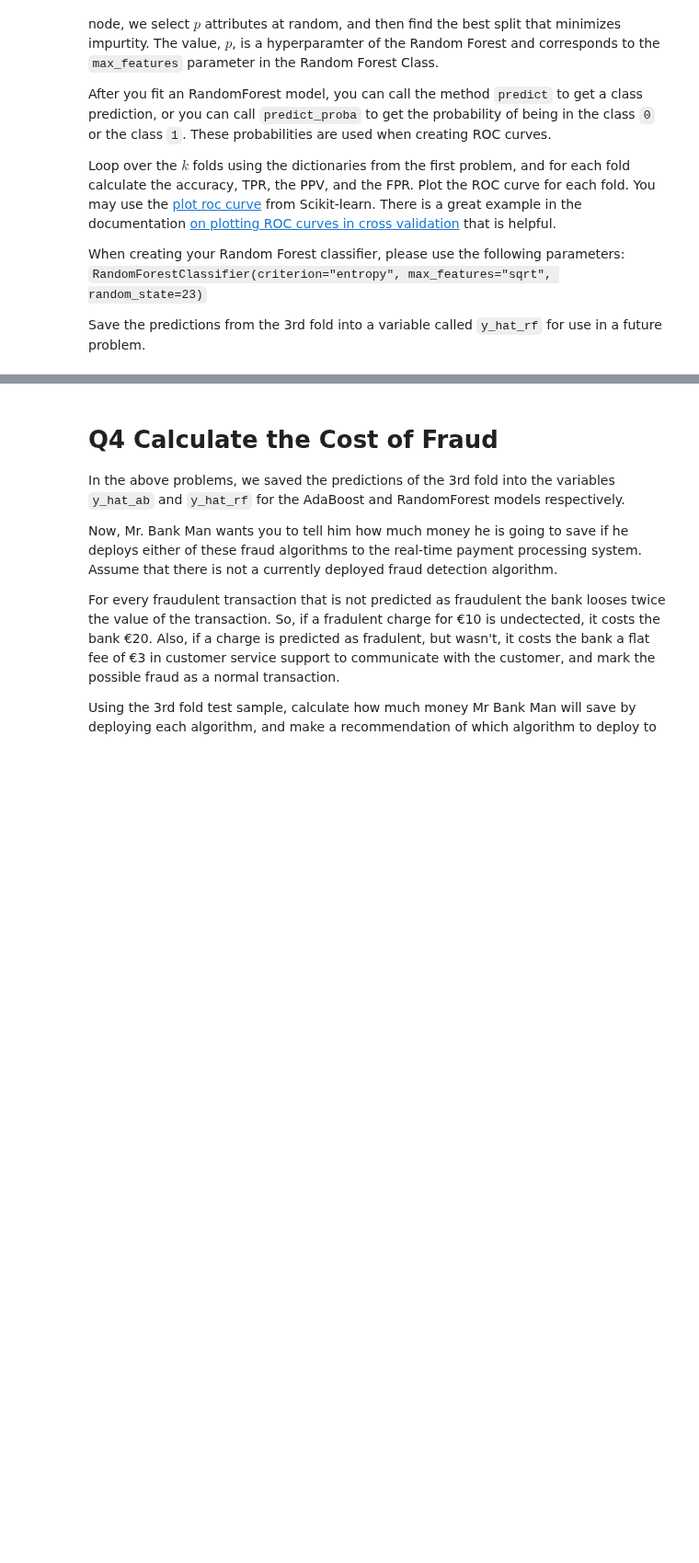
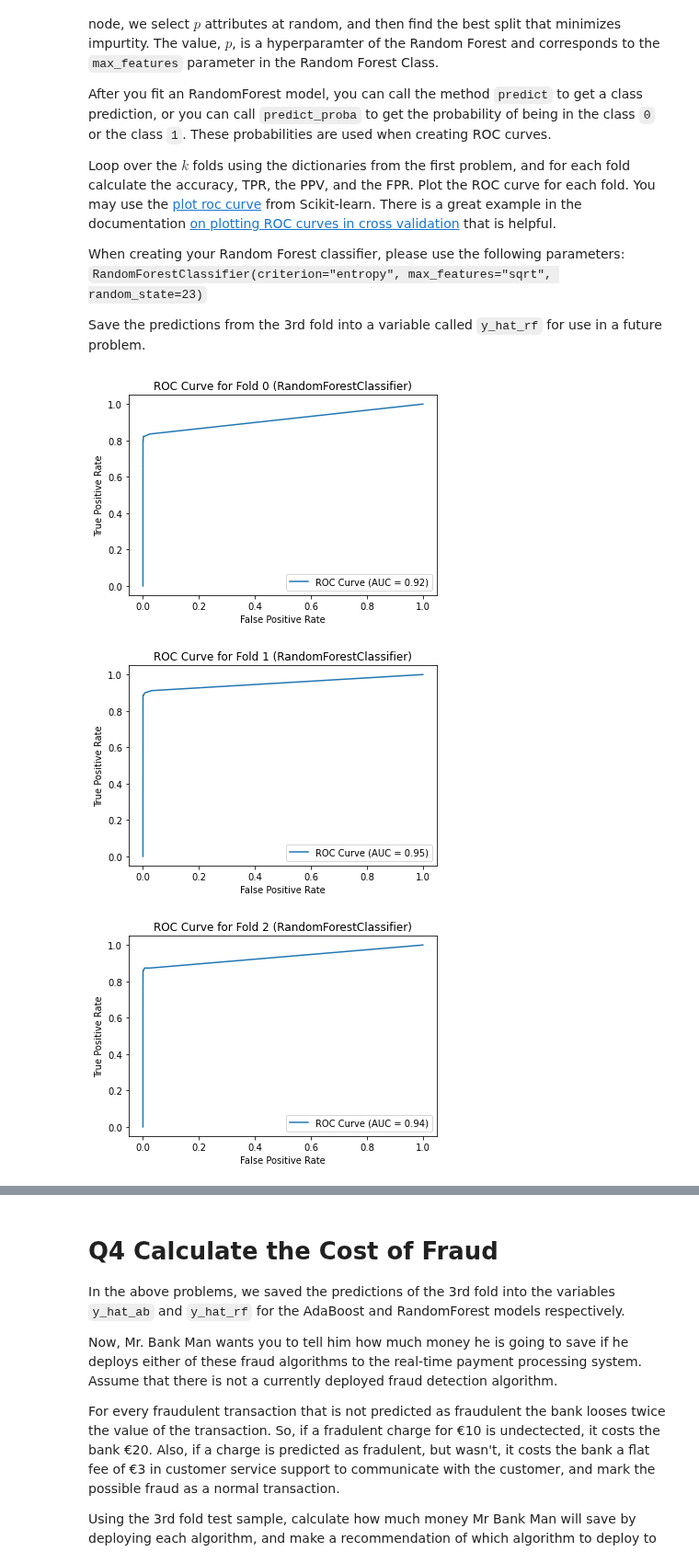
Before and after one commit to alex-chiu/CS329E-Data-Analytics, a Jupyter notebook: HW7/CS329E_HW7.ipynb, the cells around one changed output, grey strips where cells are left out. Shown at 92% size. Saved outputs shown, nothing was run; the diff lists cells and outputs as text; code cells hidden in the pictures; blank space fills up the shorter version.

```diff
--- a/HW7/CS329E_HW7.ipynb
+++ b/HW7/CS329E_HW7.ipynb
@@ -198,3 +206,54 @@ fpr_rf = np.zeros(k)
+# %%
+# Iterate through each fold
+for key in d_test_s_y.keys():
+    # Create Random Forest Classifier
+    rfc = RandomForestClassifier(criterion="entropy", max_features="sqrt", random_state=23)
+
+    # Pull training and test data from dictionaries
+    train_X = d_train_df_X[key]
+    test_X = d_test_df_X[key]
+    train_y = d_train_s_y[key]
+    test_y = d_test_s_y[key]
+
+    # Fit the model and use it to predict values
+    rfc.fit(train_X, train_y)
+    predict_y = rfc.predict(test_X)
+
+    if (key == 2):
+        y_hat_rf = predict_y
+
+    # Calculate performance of model
+    ACC = 0;
+    TP = 0;
+    FN = 0;
+    FP = 0;
+    TN = 0;
+    for i in range(len(predict_y)):
+        if predict_y[i] == 1:
+            if test_y.iloc[i] == 1:
+                TP += 1
+                ACC += 1
+            else:
+                FP += 1
+        else:
+            if test_y.iloc[i] == 0:
+                TN += 1
+                ACC += 1
+            else:
+                FN += 1
+    acc_rf[key] = ACC/(TP+FP+TN+FN)
+    tpr_rf[key] = TP/(TP+FN)
+    ppv_rf[key] = TP/(TP+FP)
+    fpr_rf[key] = FP/(FP+TN)
+
+    # Plot ROC curves
+    plot_roc_curve(rfc, test_X, test_y, name="ROC Curve")
+    plt.title("ROC Curve for Fold " + str(key) + " (RandomForestClassifier)")
+    plt.show()
+# %% [output]
+[figure, added]
+[figure, added]
+[figure, added]
 # %%
 print('The min, mean, and max TPR are: {:.2f}, {:.2f}, and {:.2f}'.format(tpr_rf.min(), tpr_rf.mean(), tpr_rf.max()))
 print('The min, mean, and max PPV are: {:.2f}, {:.2f}, and {:.2f}'.format(ppv_rf.min(), ppv_rf.mean(), ppv_rf.max()))
```
Also changed, not shown: parts of 11 cells of this notebook, 1 other file.
